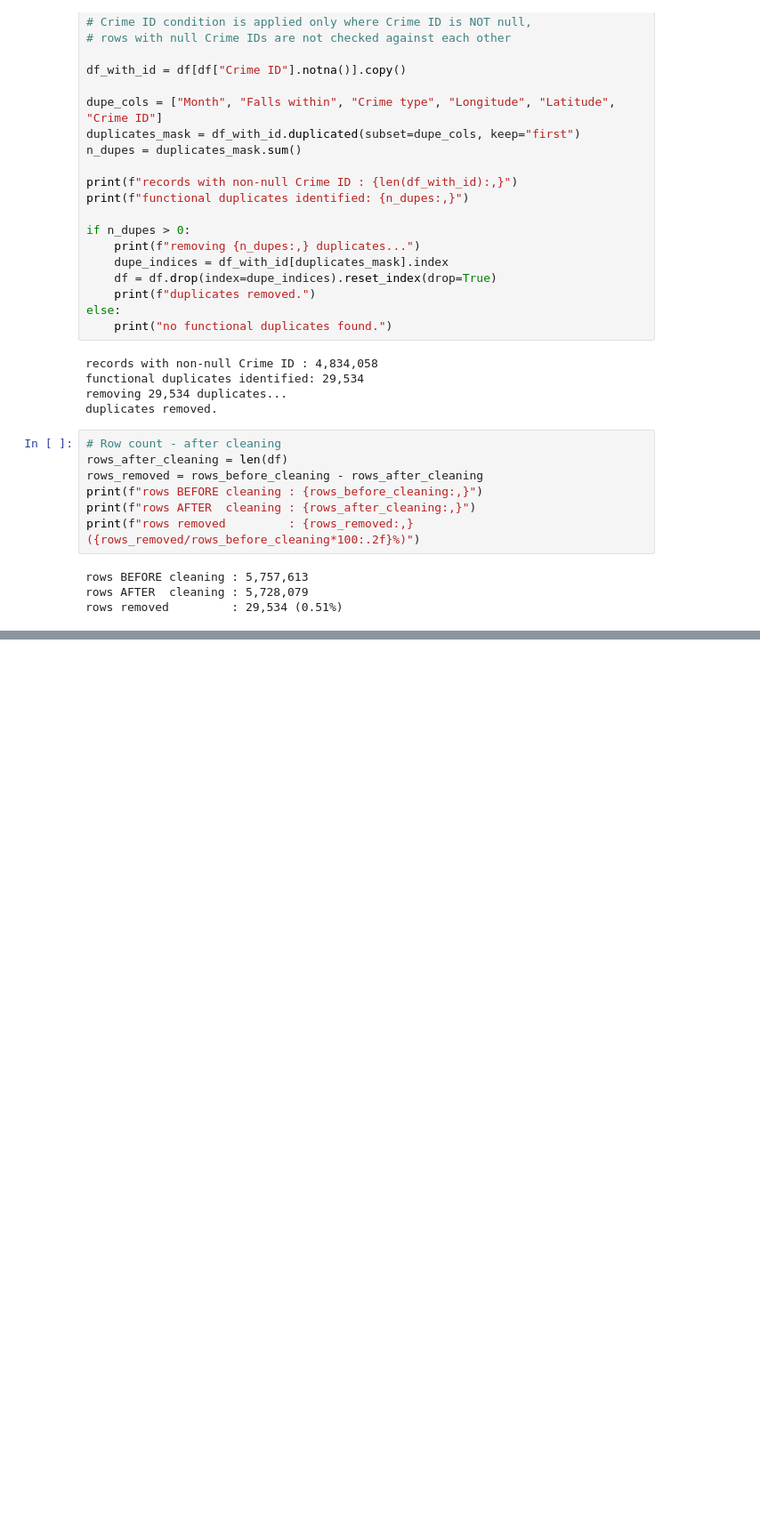
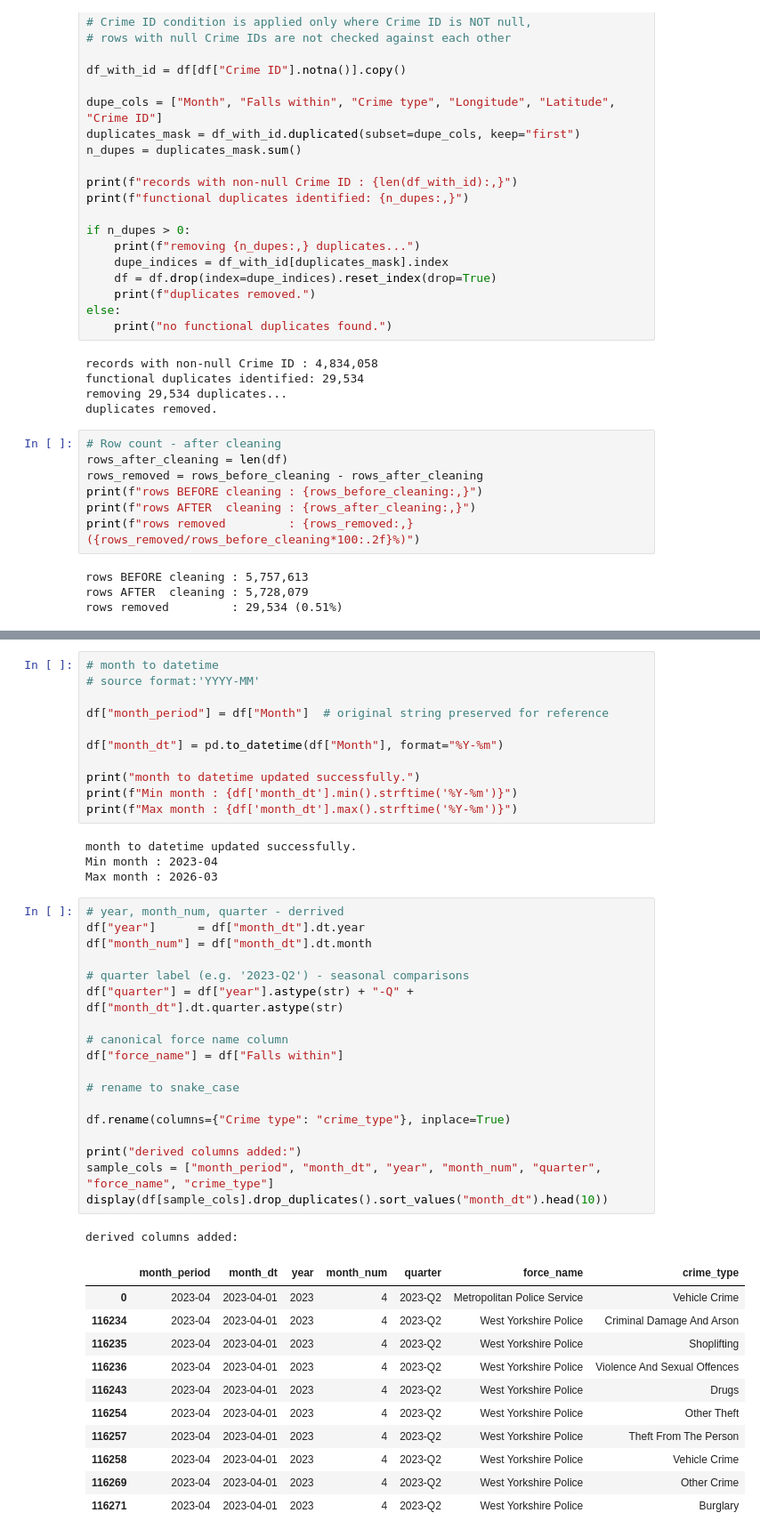
Before and after one commit to vcmeamaria/data-cleaning, a Jupyter notebook: pipeline.ipynb, the cells around one changed output, grey strips where cells are left out. Shown at 89% size. Cells and saved outputs as stored; diff of their text form; blank space fills up the shorter version.

```diff
--- a/pipeline.ipynb
+++ b/pipeline.ipynb
@@ -472,0 +482,46 @@ rows removed         : 29,534 (0.51%)
+# %%
+# month to datetime
+# source format:'YYYY-MM'
+
+df["month_period"] = df["Month"]  # original string preserved for reference
+
+df["month_dt"] = pd.to_datetime(df["Month"], format="%Y-%m")
+
+print("month to datetime updated successfully.")
+print(f"Min month : {df['month_dt'].min().strftime('%Y-%m')}")
+print(f"Max month : {df['month_dt'].max().strftime('%Y-%m')}")
+# %% [output]
+month to datetime updated successfully.
+Min month : 2023-04
+Max month : 2026-03
+# %%
+# year, month_num, quarter - derrived
+df["year"]      = df["month_dt"].dt.year
+df["month_num"] = df["month_dt"].dt.month
+
+# quarter label (e.g. '2023-Q2') - seasonal comparisons
+df["quarter"] = df["year"].astype(str) + "-Q" + df["month_dt"].dt.quarter.astype(str)
+
+# canonical force name column
+df["force_name"] = df["Falls within"]
+
+# rename to snake_case
+
+df.rename(columns={"Crime type": "crime_type"}, inplace=True)
+
+print("derived columns added:")
+sample_cols = ["month_period", "month_dt", "year", "month_num", "quarter", "force_name", "crime_type"]
+display(df[sample_cols].drop_duplicates().sort_values("month_dt").head(10))
+# %% [output]
+derived columns added:
+|  | month_period | month_dt | year | month_num | quarter | force_name | crime_type |
+| 0 | 2023-04 | 2023-04-01 | 2023 | 4 | 2023-Q2 | Metropolitan Police Service | Vehicle Crime |
+| 116234 | 2023-04 | 2023-04-01 | 2023 | 4 | 2023-Q2 | West Yorkshire Police | Criminal Damage And Arson |
+| 116235 | 2023-04 | 2023-04-01 | 2023 | 4 | 2023-Q2 | West Yorkshire Police | Shoplifting |
+| 116236 | 2023-04 | 2023-04-01 | 2023 | 4 | 2023-Q2 | West Yorkshire Police | Violence And Sexual Offences |
+| 116243 | 2023-04 | 2023-04-01 | 2023 | 4 | 2023-Q2 | West Yorkshire Police | Drugs |
+| 116254 | 2023-04 | 2023-04-01 | 2023 | 4 | 2023-Q2 | West Yorkshire Police | Other Theft |
+| 116257 | 2023-04 | 2023-04-01 | 2023 | 4 | 2023-Q2 | West Yorkshire Police | Theft From The Person |
+| 116258 | 2023-04 | 2023-04-01 | 2023 | 4 | 2023-Q2 | West Yorkshire Police | Vehicle Crime |
+| 116269 | 2023-04 | 2023-04-01 | 2023 | 4 | 2023-Q2 | West Yorkshire Police | Other Crime |
+| 116271 | 2023-04 | 2023-04-01 | 2023 | 4 | 2023-Q2 | West Yorkshire Police | Burglary |
```
Also changed, not shown: parts of 1 cell of this notebook.
